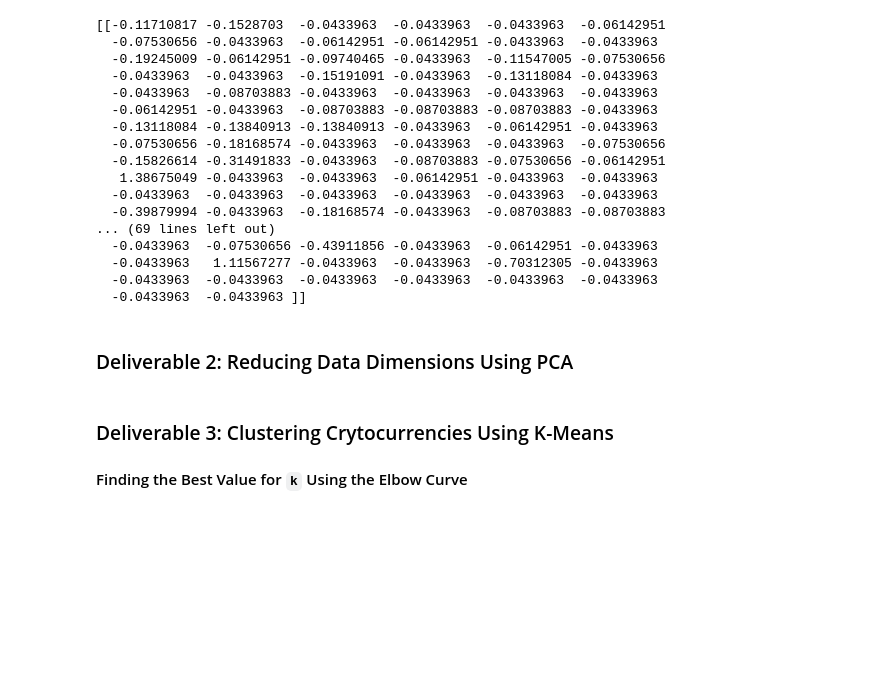
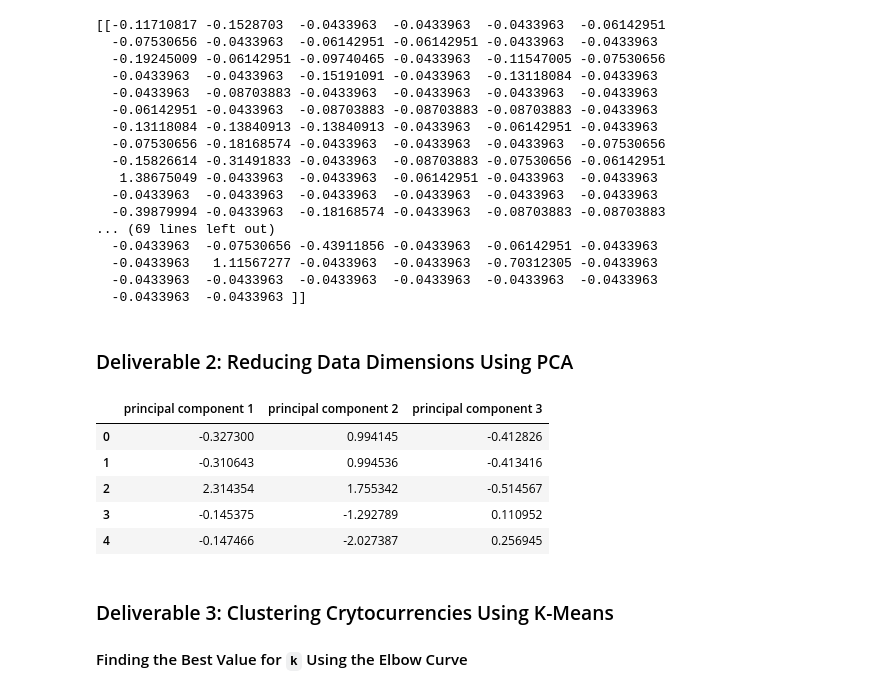
Before and after one commit to rcookie23/Cryptocurrencies, a Jupyter notebook: crypto_clustering.ipynb, the cells around one changed output. Saved outputs shown, nothing was run; the diff lists cells and outputs as text; code cells hidden in the pictures; blank space fills up the shorter version.

```diff
--- a/crypto_clustering.ipynb
+++ b/crypto_clustering.ipynb
@@ -174,10 +174,19 @@ print(X_scaled[0:5])
 ### Deliverable 2: Reducing Data Dimensions Using PCA
 # %%
 # Using PCA to reduce dimension to three principal components.
-# YOUR CODE HERE
+pca = PCA(n_components=3)
+crypto_pca = pca.fit_transform(X_scaled)
 # %%
 # Create a DataFrame with the three principal components.
-# YOUR CODE HERE
+df_crypto_pca = pd.DataFrame(data=crypto_pca, columns=['PC1', 'PC2', 'principal component 3'])
+df_crypto_pca.head()
+# %% [output]
+|  | principal component 1 | principal component 2 | principal component 3 |
+| 0 | -0.327300 | 0.994145 | -0.412826 |
+| 1 | -0.310643 | 0.994536 | -0.413416 |
+| 2 | 2.314354 | 1.755342 | -0.514567 |
+| 3 | -0.145375 | -1.292789 | 0.110952 |
+| 4 | -0.147466 | -2.027387 | 0.256945 |
 # %% [markdown]
 ### Deliverable 3: Clustering Crytocurrencies Using K-Means
 
```
